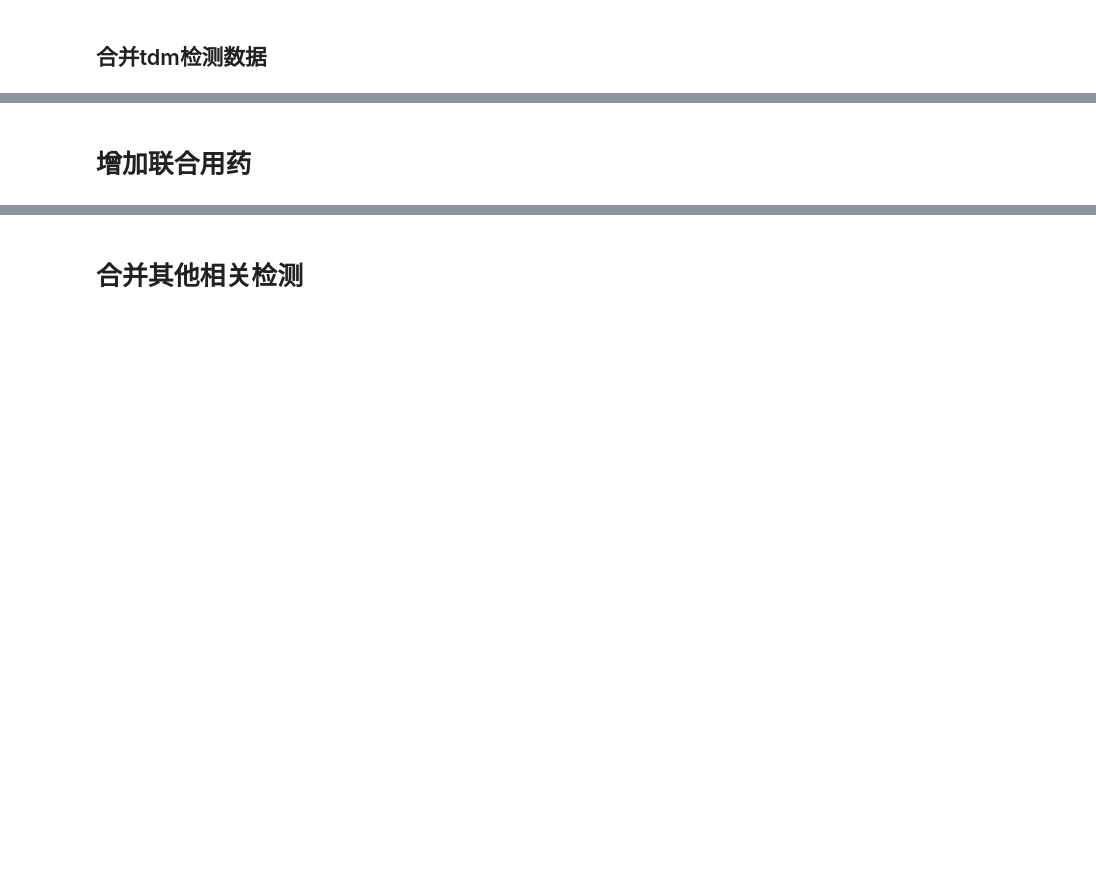
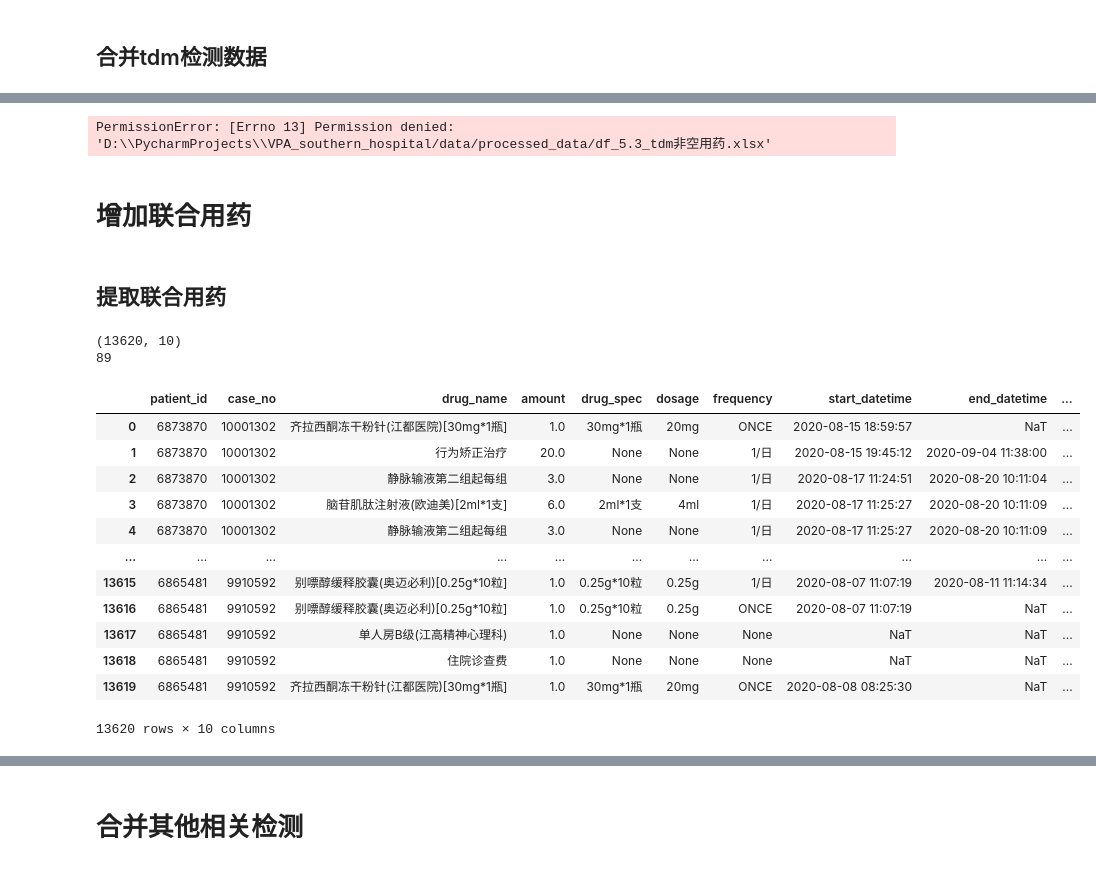
Before and after one commit to yuyongsheng1990/VPA_southern_hospital, a Jupyter notebook: data_process.ipynb, the cells around one changed output, grey strips where cells are left out. Cells and saved outputs as stored; diff of their text form; code cells hidden in the pictures; blank space fills up the shorter version.

Commit message:
data process v1.0

```diff
--- a/data_process.ipynb
+++ b/data_process.ipynb
@@ -1888,7 +1870,0 @@ time_steady
-# %%
-    # 如果存在
-    if i in np.unique(df_test_VPA_24['case_no']):
-        temp_VPA_24=df_test_VPA_24[df_test_VPA_24['case_no']==i]
-        temp_VPA_24=temp_VPA_24.reset_index(drop=True)
-        temp['VPA_tdm_24h']=temp_VPA_24.loc[0,'test_result']
-    temp_list.append(temp)
@@ -1895,10 +1876,3 @@ time_steady
 # %%
-df_VPA_tdm=temp_list[0]
-for j in range(1,len(temp_list)):
-    df_VPA_tdm=pd.concat([df_VPA_tdm,temp_list[j]],axis=0)
-df_VPA_tdm=df_VPA_tdm.reset_index(drop=True)
+df_VPA_tdm = pd.concat(temp_list,axis=0).reset_index(drop=True)
 del temp_list
-
-print(df_VPA_tdm.shape)
-print(df_VPA_tdm['patient_id'].nunique())
-print(df_VPA_tdm['case_no'].nunique())
@@ -1909,0 +1903,2 @@ writer.save()
+# %%
+df_VPA_tdm=df_VPA_tdm[df_VPA_tdm['test_result'].notnull()].reset_index(drop=True)
@@ -1910,8 +1913,39 @@ writer.save()
+# %%
+# 保存tdm非空的用药
+writer=pd.ExcelWriter(project_path+'/data/processed_data/df_5.3_tdm非空用药.xlsx')
+df_VPA_tdm.to_excel(writer)
+writer.save()
+# %% [output]
+PermissionError: [Errno 13] Permission denied: 'D:\\PycharmProjects\\VPA_southern_hospital/data/processed_data/df_5.3_tdm非空用药.xlsx'
 # %% [markdown]
 # 增加联合用药
+# %% [markdown]
+## 提取联合用药
 # %%
 # 提取患者的联合用药
-df_drug_other=df_doctor_order[~ df_doctor_order['drug_name'].str.contains('甲氨蝶呤|甲氨喋呤|VPA|葡萄糖|氯化钠')]
+df_drug_other=df_doctor_order[~ df_doctor_order['drug_name'].str.contains('丙戊酸|葡萄糖|氯化钠')]
 # 患者限定
-df_drug_other=df_drug_other[df_drug_other['case_no'].isin(df_VPA_history['case_no'].unique())]
+df_drug_other=df_drug_other[df_drug_other['case_no'].isin(df_VPA_tdm['case_no'].unique())]
 df_drug_other=df_drug_other.reset_index(drop=True)
+# %%
+print(df_drug_other.shape)
+print(df_drug_other['patient_id'].nunique())
+# %% [output]
+(13620, 10)
+89
+# %%
+df_drug_other
+# %% [output]
+|  | patient_id | case_no | drug_name | amount | drug_spec | dosage | frequency | start_datetime | end_datetime | ... |
+| 0 | 6873870 | 10001302 | 齐拉西酮冻干粉针(江都医院)[30mg*1瓶] | 1.0 | 30mg*1瓶 | 20mg | ONCE | 2020-08-15 18:59:57 | NaT | ... |
+| 1 | 6873870 | 10001302 | 行为矫正治疗 | 20.0 | None | None | 1/日 | 2020-08-15 19:45:12 | 2020-09-04 11:38:00 | ... |
+| 2 | 6873870 | 10001302 | 静脉输液第二组起每组 | 3.0 | None | None | 1/日 | 2020-08-17 11:24:51 | 2020-08-20 10:11:04 | ... |
+| 3 | 6873870 | 10001302 | 脑苷肌肽注射液(欧迪美)[2ml*1支] | 6.0 | 2ml*1支 | 4ml | 1/日 | 2020-08-17 11:25:27 | 2020-08-20 10:11:09 | ... |
+| 4 | 6873870 | 10001302 | 静脉输液第二组起每组 | 3.0 | None | None | 1/日 | 2020-08-17 11:25:27 | 2020-08-20 10:11:09 | ... |
+| ... | ... | ... | ... | ... | ... | ... | ... | ... | ... | ... |
+| 13615 | 6865481 | 9910592 | 别嘌醇缓释胶囊(奥迈必利)[0.25g*10粒] | 1.0 | 0.25g*10粒 | 0.25g | 1/日 | 2020-08-07 11:07:19 | 2020-08-11 11:14:34 | ... |
+| 13616 | 6865481 | 9910592 | 别嘌醇缓释胶囊(奥迈必利)[0.25g*10粒] | 1.0 | 0.25g*10粒 | 0.25g | ONCE | 2020-08-07 11:07:19 | NaT | ... |
+| 13617 | 6865481 | 9910592 | 单人房B级(江高精神心理科) | 1.0 | None | None | None | NaT | NaT | ... |
+| 13618 | 6865481 | 9910592 | 住院诊查费 | 1.0 | None | None | None | NaT | NaT | ... |
+| 13619 | 6865481 | 9910592 | 齐拉西酮冻干粉针(江都医院)[30mg*1瓶] | 1.0 | 30mg*1瓶 | 20mg | ONCE | 2020-08-08 08:25:30 | NaT | ... |
+13620 rows × 10 columns
```
Also changed, not shown: parts of 69 cells of this notebook.
